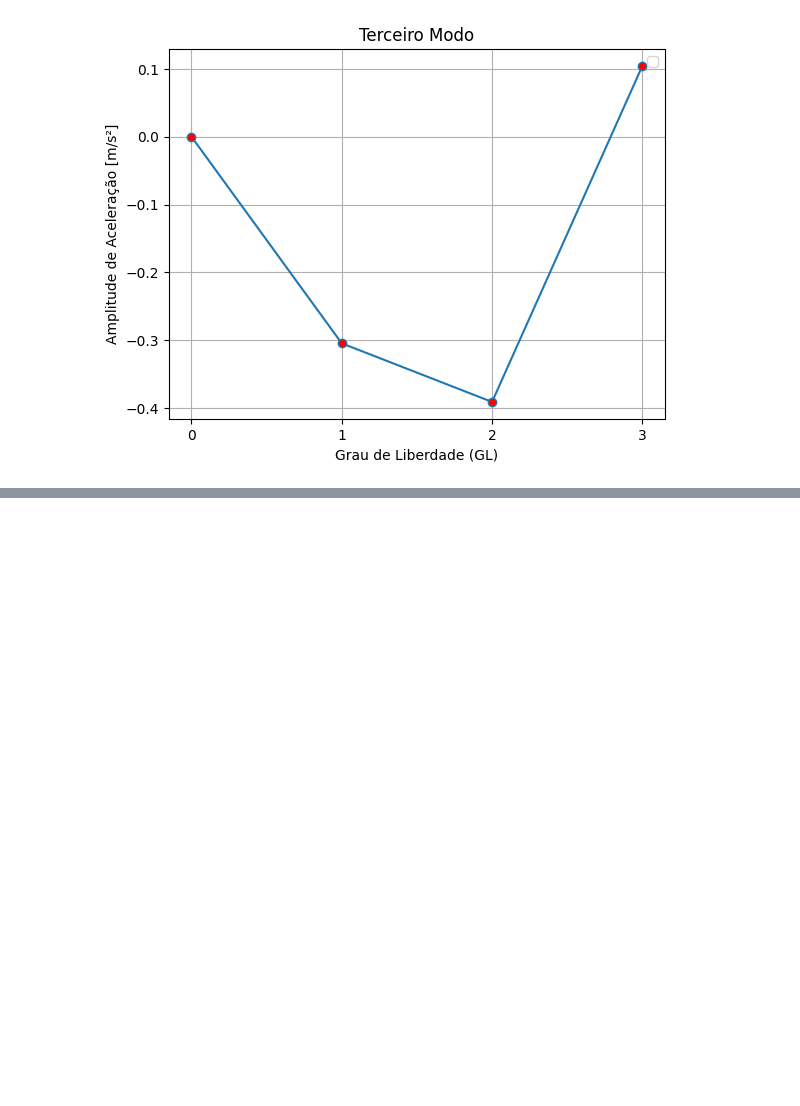
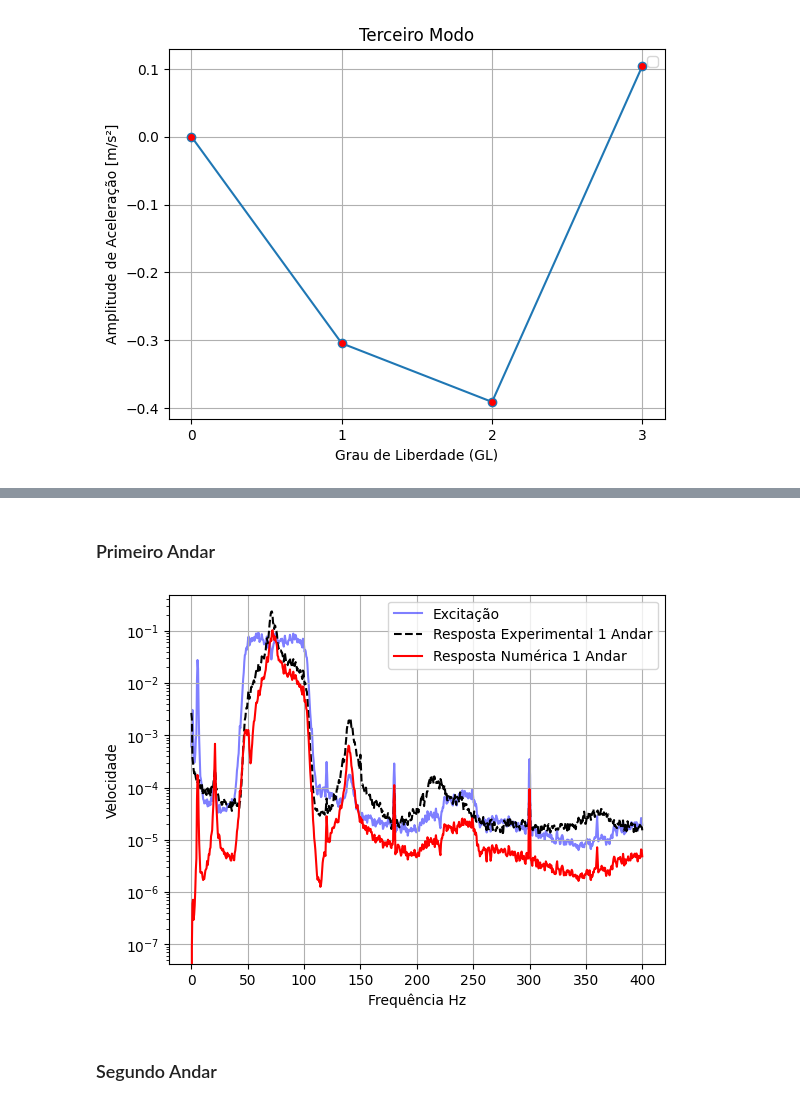
Before and after one commit to Daniel-Sottovia/Grupo-6, a Jupyter notebook: notebook.ipynb, the cells around one changed output, grey strips where cells are left out. Saved outputs shown, nothing was run; the diff lists cells and outputs as text; code cells hidden in the pictures; blank space fills up the shorter version.

Commit message:
Calculamos as Magnitudes
Calculamos as Magnitudes e tivemos a aprovação do monitor.

```diff
--- a/notebook.ipynb
+++ b/notebook.ipynb
@@ -1800,0 +1801,2 @@ No artists with labels found to put in legend.  Note that artists whose label st
+# %%
+df = pd.read_excel("D:\\UFSC\\Vibes\\Cordioli\\Trabalho\\Grupo 6\\Passa-banda_easy_to_import.xlsx")
@@ -1800,0 +1824,2 @@ No artists with labels found to put in legend.  Note that artists whose label st
+# %%
+sinal_forca = np.sqrt(df['Signal 1 (N)^2'])
@@ -1800,0 +1837,23 @@ No artists with labels found to put in legend.  Note that artists whose label st
+# %% [markdown]
+### Primeiro Andar
+# %%
+sinal_2 = np.sqrt(df['Signal 2 (m/s^2)^2'])
+# %%
+X_tio_1 = np.abs(sinal_forca)*np.abs(H_1)
+# %%
+plt.plot(freq, np.abs(sinal_forca), 'b', label='Excitação', zorder = 0, alpha=.5)
+plt.plot(freq, sinal_2, 'black', label='Resposta Experimental 1 Andar', ls='--', zorder = 5)
+plt.plot(freq, X_tio_1, 'r', label= 'Resposta Numérica 1 Andar', zorder = 10)
+
+plt.xlabel('Frequência Hz')
+plt.ylabel('Velocidade')
+plt.grid()
+plt.legend()
+plt.yscale('log')
+#plt.title()
+plt.savefig("D:\\UFSC\\Vibes\\Cordioli\\Trabalho\\Grupo 6\\Magnitude_velocidade_passa_banda_1.png")
+plt.show()
+# %% [output]
+[figure, added]
+# %% [markdown]
+### Segundo Andar
```
Also changed, not shown: parts of 17 cells of this notebook, 8 other files.
